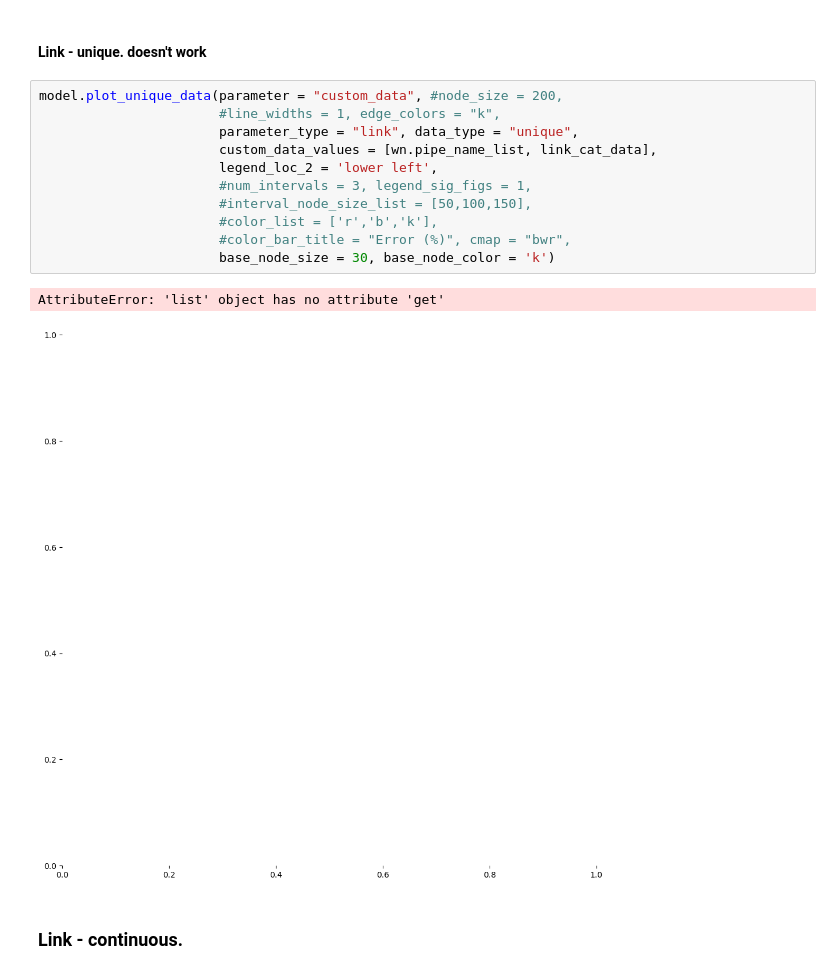
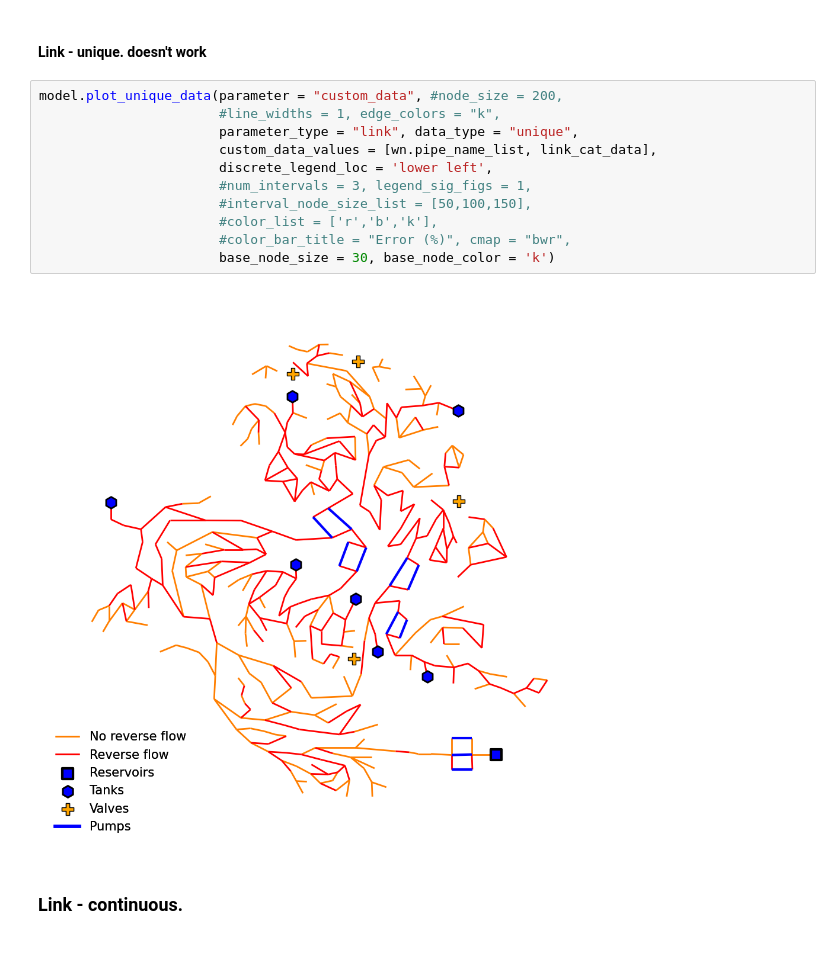
Before and after one commit to tylertrimble/viswaternet, a Jupyter notebook: examples/VisWaterNet testing - plot_unique_data.ipynb, the cells around one changed output. Saved outputs shown, nothing was run; the diff lists cells and outputs as text.

```diff
--- a/examples/VisWaterNet testing - plot_unique_data.ipynb
+++ b/examples/VisWaterNet testing - plot_unique_data.ipynb
@@ -233,17 +234,16 @@ AttributeError: 'list' object has no attribute 'get'
 # %%
 model.plot_unique_data(parameter = "custom_data", #node_size = 200,
                        #line_widths = 1, edge_colors = "k",
                        parameter_type = "link", data_type = "unique",
                        custom_data_values = [wn.pipe_name_list, link_cat_data],
-                       legend_loc_2 = 'lower left',
+                       discrete_legend_loc = 'lower left',
                        #num_intervals = 3, legend_sig_figs = 1,
                        #interval_node_size_list = [50,100,150],
                        #color_list = ['r','b','k'],
                        #color_bar_title = "Error (%)", cmap = "bwr",
                        base_node_size = 30, base_node_color = 'k')
 # %% [output]
-AttributeError: 'list' object has no attribute 'get'
-[figure, old version]
+[figure, new version]
 # %% [markdown]
 ### Link - continuous.
 # %%
```
Also changed, not shown: parts of 15 cells of this notebook, 14 other files.
